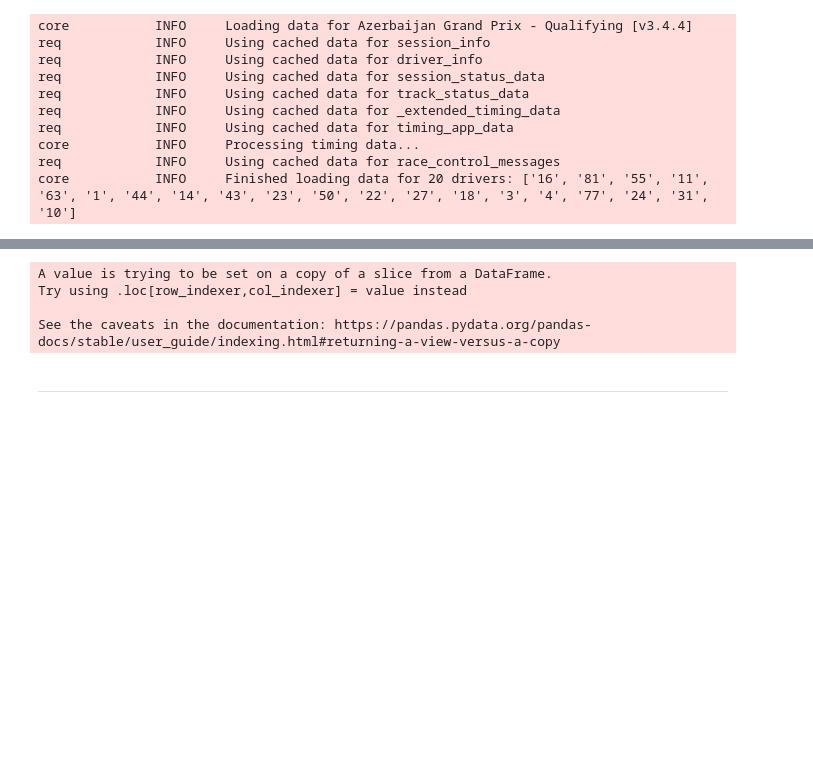
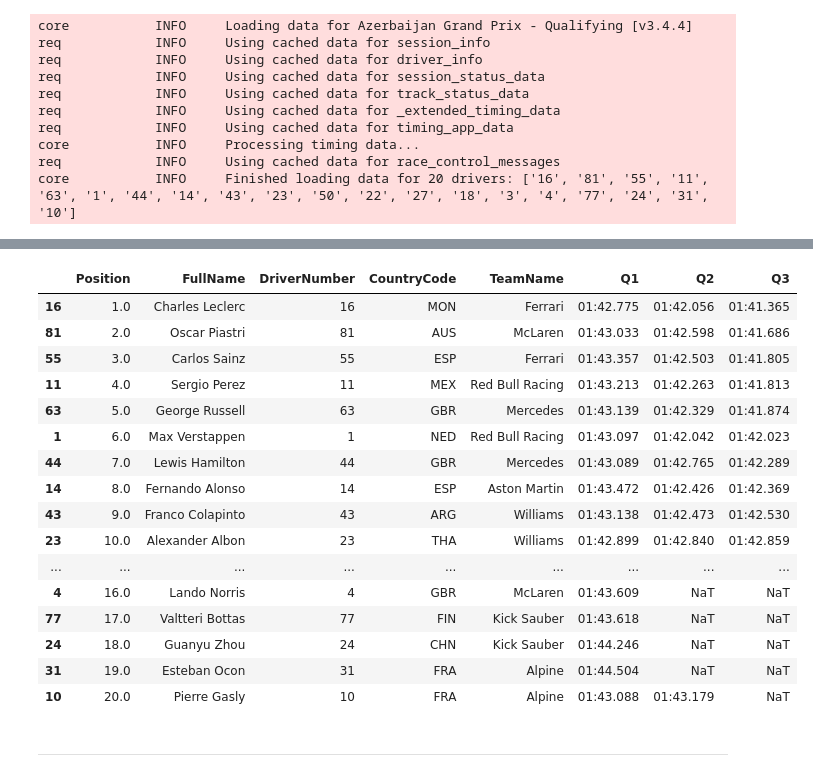
Before and after one commit to SupernovaIa/Formula-1-ML-Project, a Jupyter notebook: notebook/R17-AZE-24.ipynb, the cells around one changed output, grey strips where cells are left out. Drawn from its saved outputs; the diff is of its cells as text; code cells hidden in the pictures; blank space fills up the shorter version.

```diff
--- a/notebook/R17-AZE-24.ipynb
+++ b/notebook/R17-AZE-24.ipynb
@@ -301,14 +90,23 @@ df_qualy2 = df_qualy[['Position',
-# %%
-def format_time_column(column):
-    return column.astype(str).str.replace('0 days ', '').str.replace(r'(00:)+', '', regex=True).str.removesuffix('000')
-
-# Aplicar la función a las columnas Q1, Q2 y Q3
-df_qualy2[['Q1', 'Q2', 'Q3']] = df_qualy2[['Q1', 'Q2', 'Q3']].apply(format_time_column)
-# %% [output]
-A value is trying to be set on a copy of a slice from a DataFrame.
-Try using .loc[row_indexer,col_indexer] = value instead
-
-See the caveats in the documentation: https://pandas.pydata.org/pandas-docs/stable/user_guide/indexing.html#returning-a-view-versus-a-copy
+# %%
+get_qualy_results(session_qualy)
+# %% [output]
+|  | Position | FullName | DriverNumber | CountryCode | TeamName | Q1 | Q2 | Q3 |
+| 16 | 1.0 | Charles Leclerc | 16 | MON | Ferrari | 01:42.775 | 01:42.056 | 01:41.365 |
+| 81 | 2.0 | Oscar Piastri | 81 | AUS | McLaren | 01:43.033 | 01:42.598 | 01:41.686 |
+| 55 | 3.0 | Carlos Sainz | 55 | ESP | Ferrari | 01:43.357 | 01:42.503 | 01:41.805 |
+| 11 | 4.0 | Sergio Perez | 11 | MEX | Red Bull Racing | 01:43.213 | 01:42.263 | 01:41.813 |
+| 63 | 5.0 | George Russell | 63 | GBR | Mercedes | 01:43.139 | 01:42.329 | 01:41.874 |
+| 1 | 6.0 | Max Verstappen | 1 | NED | Red Bull Racing | 01:43.097 | 01:42.042 | 01:42.023 |
+| 44 | 7.0 | Lewis Hamilton | 44 | GBR | Mercedes | 01:43.089 | 01:42.765 | 01:42.289 |
+| 14 | 8.0 | Fernando Alonso | 14 | ESP | Aston Martin | 01:43.472 | 01:42.426 | 01:42.369 |
+| 43 | 9.0 | Franco Colapinto | 43 | ARG | Williams | 01:43.138 | 01:42.473 | 01:42.530 |
+| 23 | 10.0 | Alexander Albon | 23 | THA | Williams | 01:42.899 | 01:42.840 | 01:42.859 |
+| ... | ... | ... | ... | ... | ... | ... | ... | ... |
+| 4 | 16.0 | Lando Norris | 4 | GBR | McLaren | 01:43.609 | NaT | NaT |
+| 77 | 17.0 | Valtteri Bottas | 77 | FIN | Kick Sauber | 01:43.618 | NaT | NaT |
+| 24 | 18.0 | Guanyu Zhou | 24 | CHN | Kick Sauber | 01:44.246 | NaT | NaT |
+| 31 | 19.0 | Esteban Ocon | 31 | FRA | Alpine | 01:44.504 | NaT | NaT |
+| 10 | 20.0 | Pierre Gasly | 10 | FRA | Alpine | 01:43.088 | 01:43.179 | NaT |
 # %% [markdown]
 ---
 # %% [markdown]
```
Also changed, not shown: parts of 48 cells of this notebook, 3 other files.
